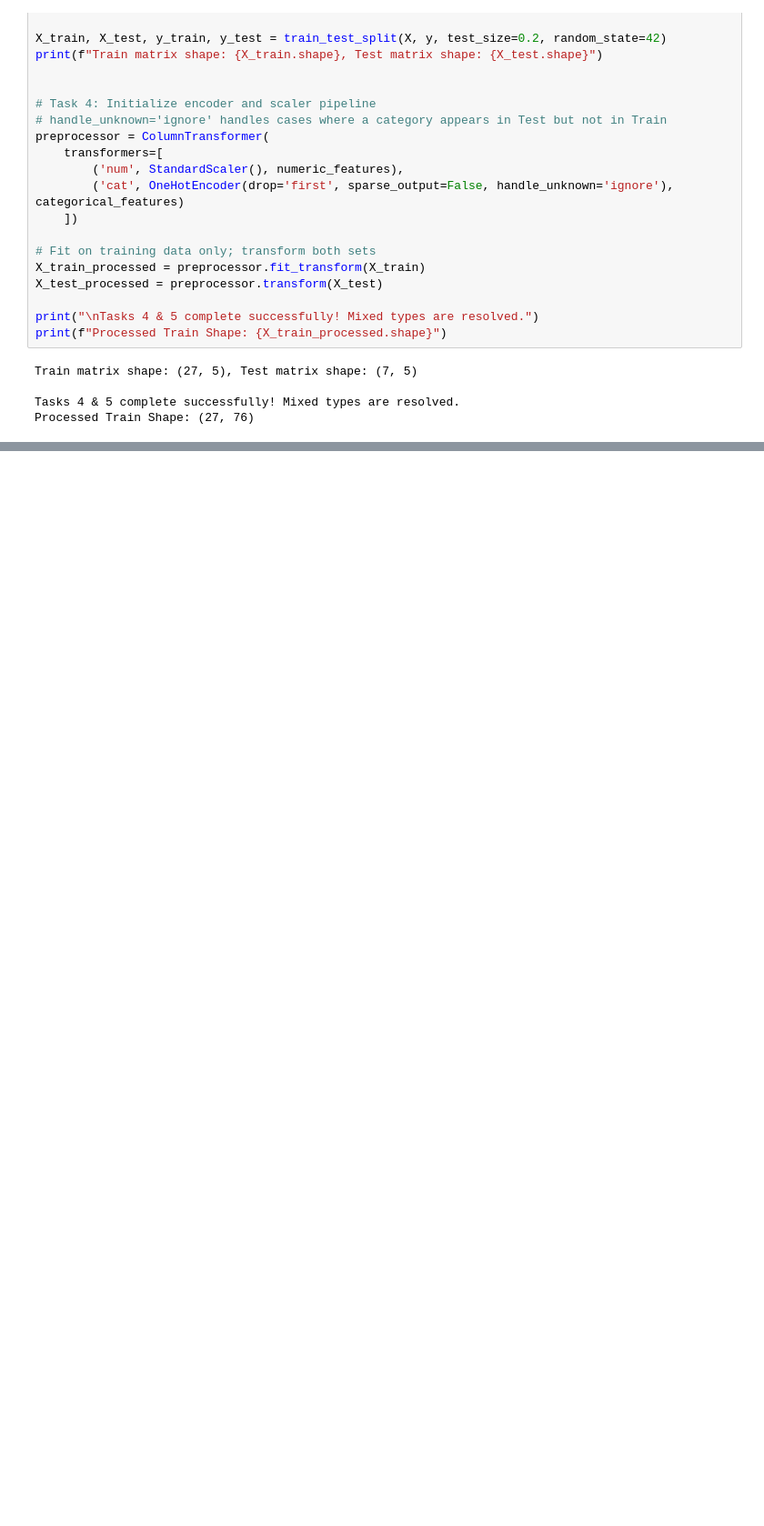
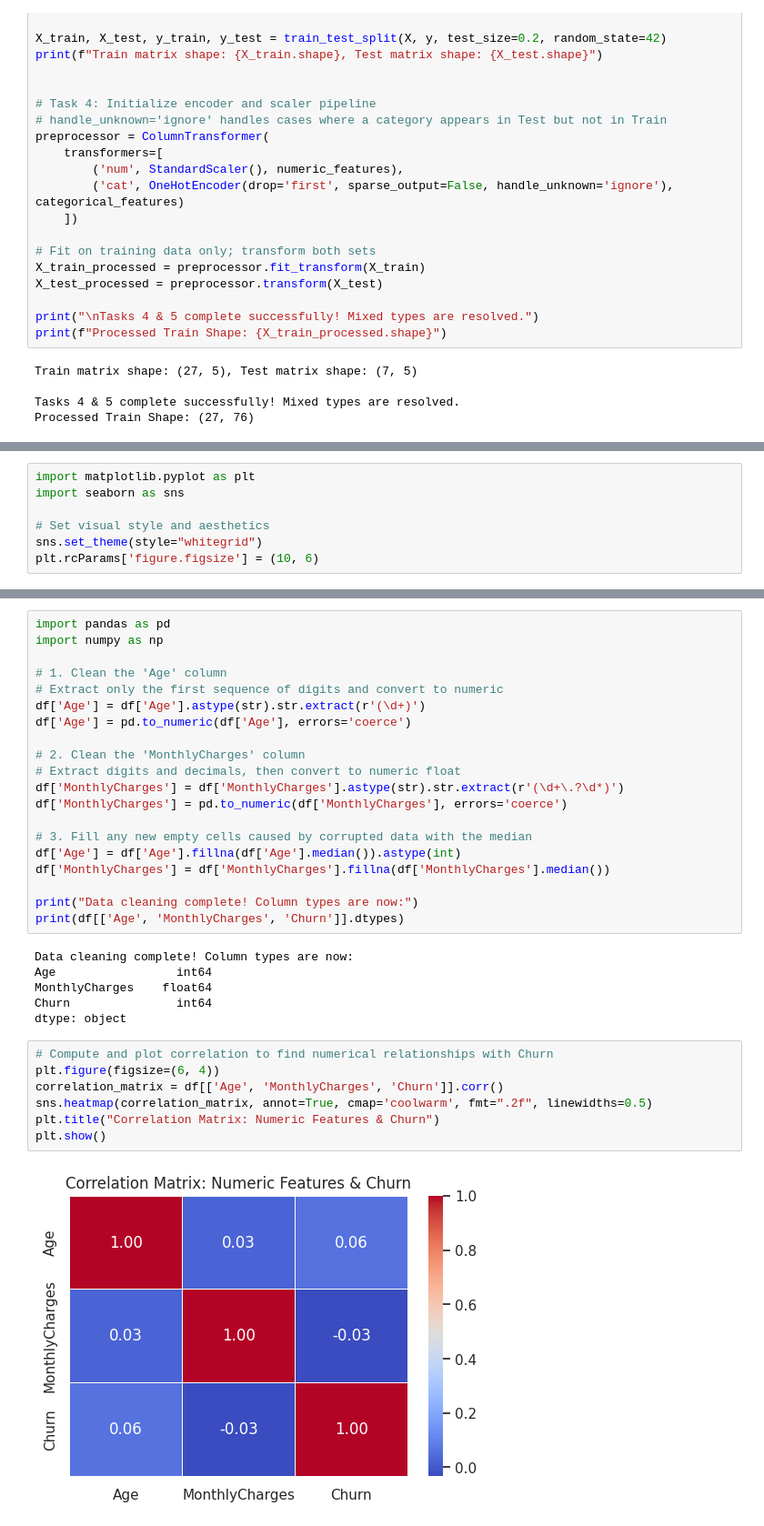
Before and after one commit to mahmudulhasantechnology-cmyk/-Telecommunications-Customer-Churn-Prediction-Using-Machine-Learning-, a Jupyter notebook: “Telecommunications Customer Churn Prediction Using Machine Learning”.ipynb, the cells around one changed output, grey strips where cells are left out. Shown at 91% size. Saved outputs shown, nothing was run; the diff lists cells and outputs as text; blank space fills up the shorter version.

```diff
--- a/“Telecommunications Customer Churn Prediction Using Machine Learning”.ipynb
+++ b/“Telecommunications Customer Churn Prediction Using Machine Learning”.ipynb
@@ -114,0 +117,7 @@ Processed Train Shape: (27, 76)
+# %%
+import matplotlib.pyplot as plt
+import seaborn as sns
+
+# Set visual style and aesthetics
+sns.set_theme(style="whitegrid")
+plt.rcParams['figure.figsize'] = (10, 6)
@@ -114,0 +164,35 @@ Processed Train Shape: (27, 76)
+# %%
+import pandas as pd
+import numpy as np
+
+# 1. Clean the 'Age' column
+# Extract only the first sequence of digits and convert to numeric
+df['Age'] = df['Age'].astype(str).str.extract(r'(\d+)')
+df['Age'] = pd.to_numeric(df['Age'], errors='coerce')
+
+# 2. Clean the 'MonthlyCharges' column
+# Extract digits and decimals, then convert to numeric float
+df['MonthlyCharges'] = df['MonthlyCharges'].astype(str).str.extract(r'(\d+\.?\d*)')
+df['MonthlyCharges'] = pd.to_numeric(df['MonthlyCharges'], errors='coerce')
+
+# 3. Fill any new empty cells caused by corrupted data with the median
+df['Age'] = df['Age'].fillna(df['Age'].median()).astype(int)
+df['MonthlyCharges'] = df['MonthlyCharges'].fillna(df['MonthlyCharges'].median())
+
+print("Data cleaning complete! Column types are now:")
+print(df[['Age', 'MonthlyCharges', 'Churn']].dtypes)
+# %% [output]
+Data cleaning complete! Column types are now:
+Age                 int64
+MonthlyCharges    float64
+Churn               int64
+dtype: object
+# %%
+# Compute and plot correlation to find numerical relationships with Churn
+plt.figure(figsize=(6, 4))
+correlation_matrix = df[['Age', 'MonthlyCharges', 'Churn']].corr()
+sns.heatmap(correlation_matrix, annot=True, cmap='coolwarm', fmt=".2f", linewidths=0.5)
+plt.title("Correlation Matrix: Numeric Features & Churn")
+plt.show()
+# %% [output]
+[figure, added]
```
Also changed, not shown: parts of 6 cells of this notebook.
